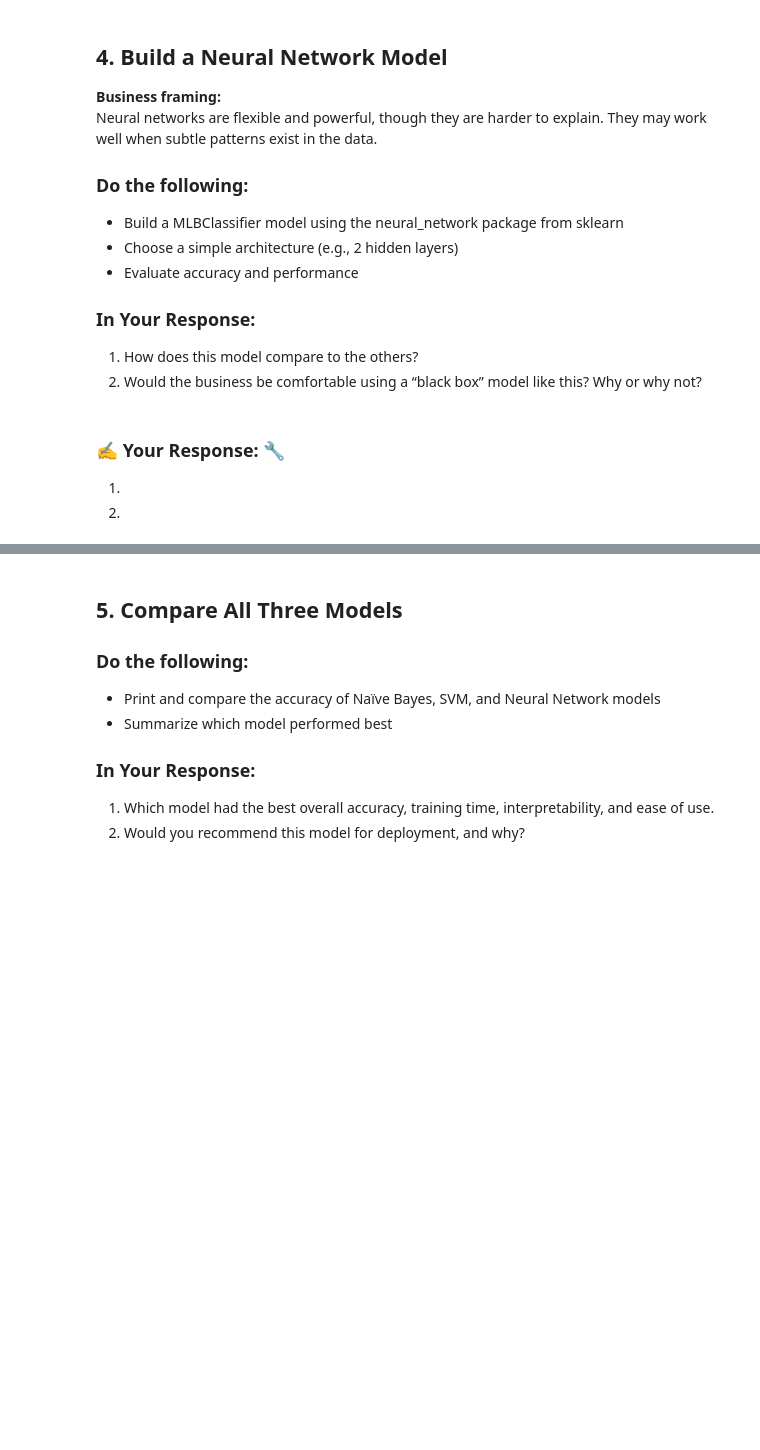
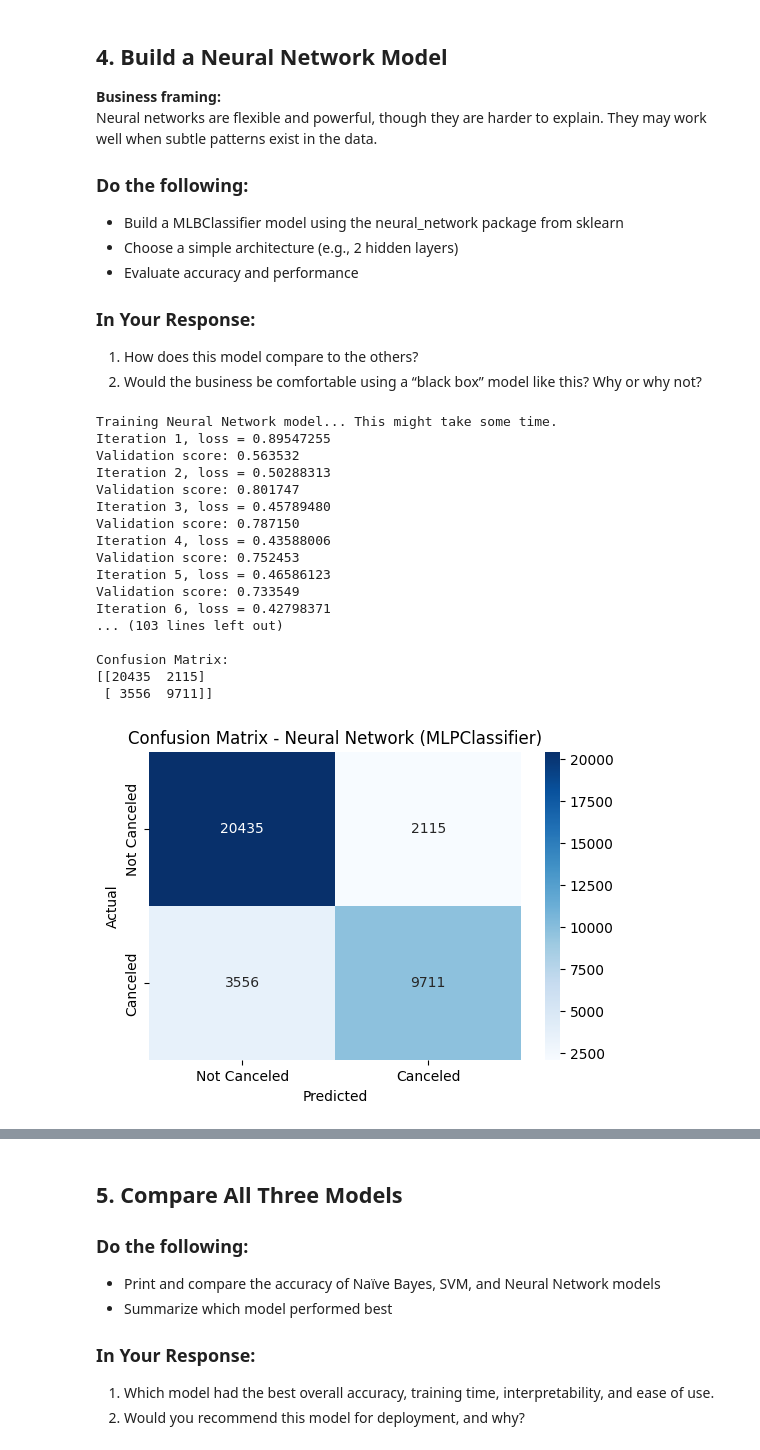
Before and after one commit to daxtonhunter2634-glitch/IS4460, a Jupyter notebook: Assignments/assignment_12_bayes_svm_neural.ipynb, the cells around one changed output, grey strips where cells are left out. Cells and saved outputs as stored; diff of their text form; code cells hidden in the pictures; blank space fills up the shorter version.

```diff
--- a/Assignments/assignment_12_bayes_svm_neural.ipynb
+++ b/Assignments/assignment_12_bayes_svm_neural.ipynb
@@ -389,5 +404,53 @@ Neural networks are flexible and powerful, though they are harder to explain. Th
-# %% [markdown]
-### ✍️ Your Response: 🔧
-1.
-
-2.
+# %%
+from sklearn.neural_network import MLPClassifier
+from sklearn.metrics import classification_report, confusion_matrix
+import matplotlib.pyplot as plt
+import seaborn as sns
+
+# Initialize and train the Neural Network
+# Using a simple architecture with 2 hidden layers (e.g., 100 neurons in the first, 50 in the second)
+# max_iter is increased to allow for convergence
+# alpha is the L2 regularization term parameter.
+mlp_model = MLPClassifier(hidden_layer_sizes=(100, 50), max_iter=500, activation='relu', solver='adam', random_state=42, verbose=True, early_stopping=True)
+
+print("Training Neural Network model... This might take some time.")
+mlp_model.fit(X_train, y_train)
+
+# Make predictions on the test data
+y_pred_mlp = mlp_model.predict(X_test)
+
+# Evaluate the model
+print("\nNeural Network (MLPClassifier) Model Performance:")
+print("\nClassification Report:")
+print(classification_report(y_test, y_pred_mlp))
+
+print("\nConfusion Matrix:")
+cm_mlp = confusion_matrix(y_test, y_pred_mlp)
+print(cm_mlp)
+
+# Visualize the Confusion Matrix
+plt.figure(figsize=(6, 4))
+sns.heatmap(cm_mlp, annot=True, fmt='d', cmap='Blues', xticklabels=['Not Canceled', 'Canceled'], yticklabels=['Not Canceled', 'Canceled'])
+plt.xlabel('Predicted')
+plt.ylabel('Actual')
+plt.title('Confusion Matrix - Neural Network (MLPClassifier)')
+plt.show()
+# %% [output]
+Training Neural Network model... This might take some time.
+Iteration 1, loss = 0.89547255
+Validation score: 0.563532
+Iteration 2, loss = 0.50288313
+Validation score: 0.801747
+Iteration 3, loss = 0.45789480
+Validation score: 0.787150
+Iteration 4, loss = 0.43588006
+Validation score: 0.752453
+Iteration 5, loss = 0.46586123
+Validation score: 0.733549
+Iteration 6, loss = 0.42798371
+... (103 lines left out)
+
+Confusion Matrix:
+[[20435  2115]
+ [ 3556  9711]]
+[figure, added]
```
Also changed, not shown: parts of 11 cells of this notebook.
